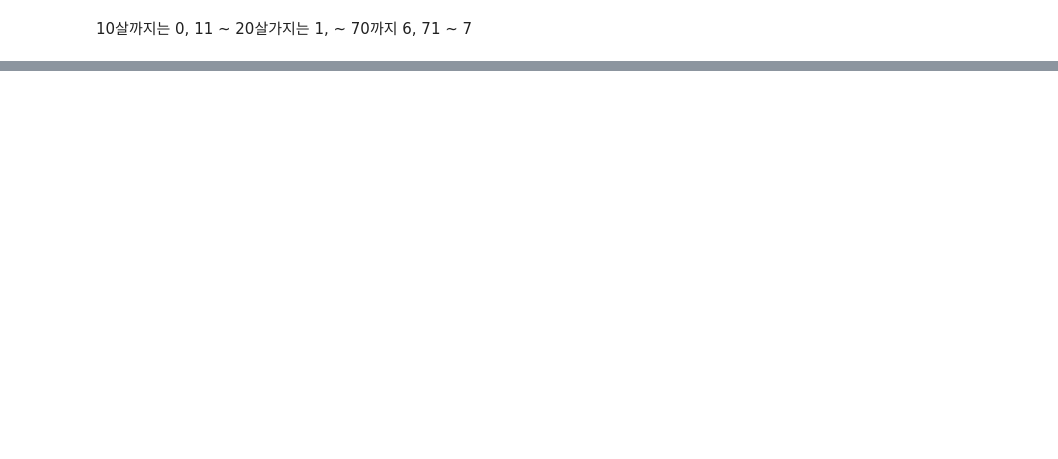
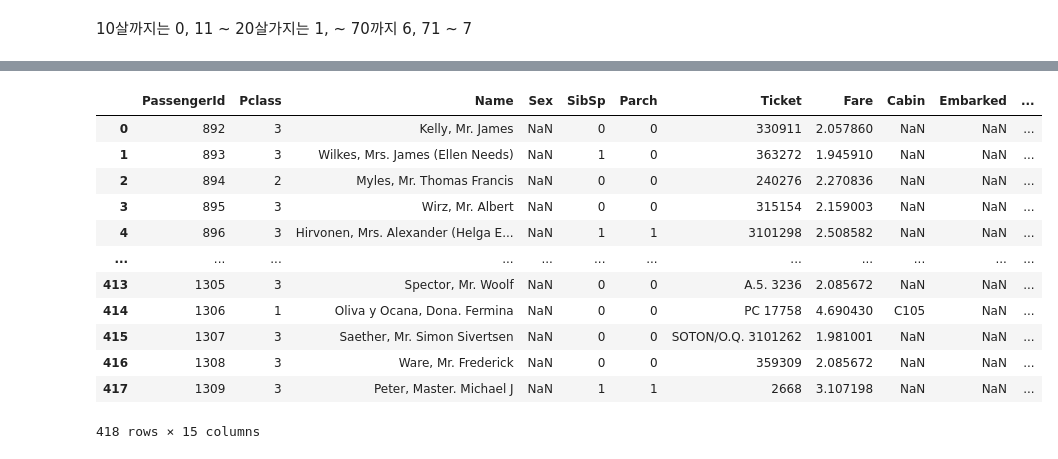
Before and after one commit to prischee/lol_test, a Jupyter notebook: 2023_03_30.ipynb, the cells around one changed output, grey strips where cells are left out. Saved outputs shown, nothing was run; the diff lists cells and outputs as text; code cells hidden in the pictures; blank space fills up the shorter version.

```diff
--- a/2023_03_30.ipynb
+++ b/2023_03_30.ipynb
@@ -126,0 +250,16 @@ df_train
+# %%
+df_test
+# %% [output]
+|  | PassengerId | Pclass | Name | Sex | SibSp | Parch | Ticket | Fare | Cabin | Embarked | ... |
+| 0 | 892 | 3 | Kelly, Mr. James | NaN | 0 | 0 | 330911 | 2.057860 | NaN | NaN | ... |
+| 1 | 893 | 3 | Wilkes, Mrs. James (Ellen Needs) | NaN | 1 | 0 | 363272 | 1.945910 | NaN | NaN | ... |
+| 2 | 894 | 2 | Myles, Mr. Thomas Francis | NaN | 0 | 0 | 240276 | 2.270836 | NaN | NaN | ... |
+| 3 | 895 | 3 | Wirz, Mr. Albert | NaN | 0 | 0 | 315154 | 2.159003 | NaN | NaN | ... |
+| 4 | 896 | 3 | Hirvonen, Mrs. Alexander (Helga E... | NaN | 1 | 1 | 3101298 | 2.508582 | NaN | NaN | ... |
+| ... | ... | ... | ... | ... | ... | ... | ... | ... | ... | ... | ... |
+| 413 | 1305 | 3 | Spector, Mr. Woolf | NaN | 0 | 0 | A.5. 3236 | 2.085672 | NaN | NaN | ... |
+| 414 | 1306 | 1 | Oliva y Ocana, Dona. Fermina | NaN | 0 | 0 | PC 17758 | 4.690430 | C105 | NaN | ... |
+| 415 | 1307 | 3 | Saether, Mr. Simon Sivertsen | NaN | 0 | 0 | SOTON/O.Q. 3101262 | 1.981001 | NaN | NaN | ... |
+| 416 | 1308 | 3 | Ware, Mr. Frederick | NaN | 0 | 0 | 359309 | 2.085672 | NaN | NaN | ... |
+| 417 | 1309 | 3 | Peter, Master. Michael J | NaN | 1 | 1 | 2668 | 3.107198 | NaN | NaN | ... |
+418 rows × 15 columns
```
Also changed, not shown: parts of 45 cells of this notebook.
